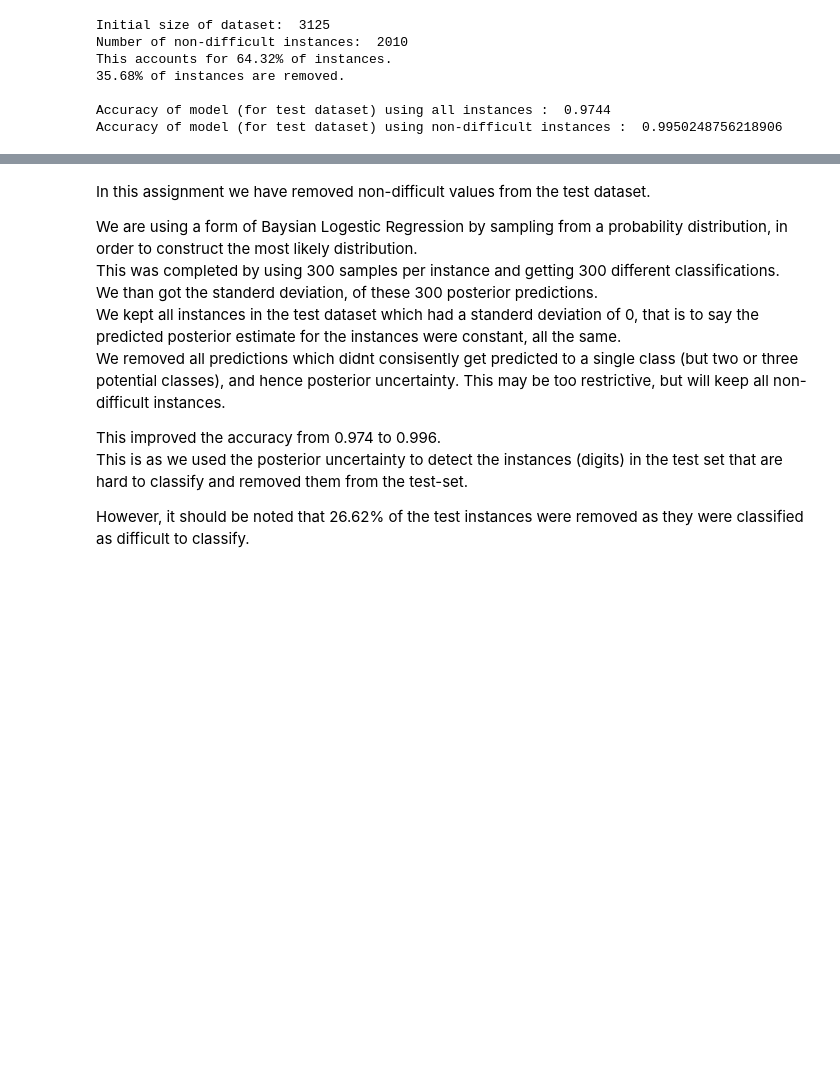
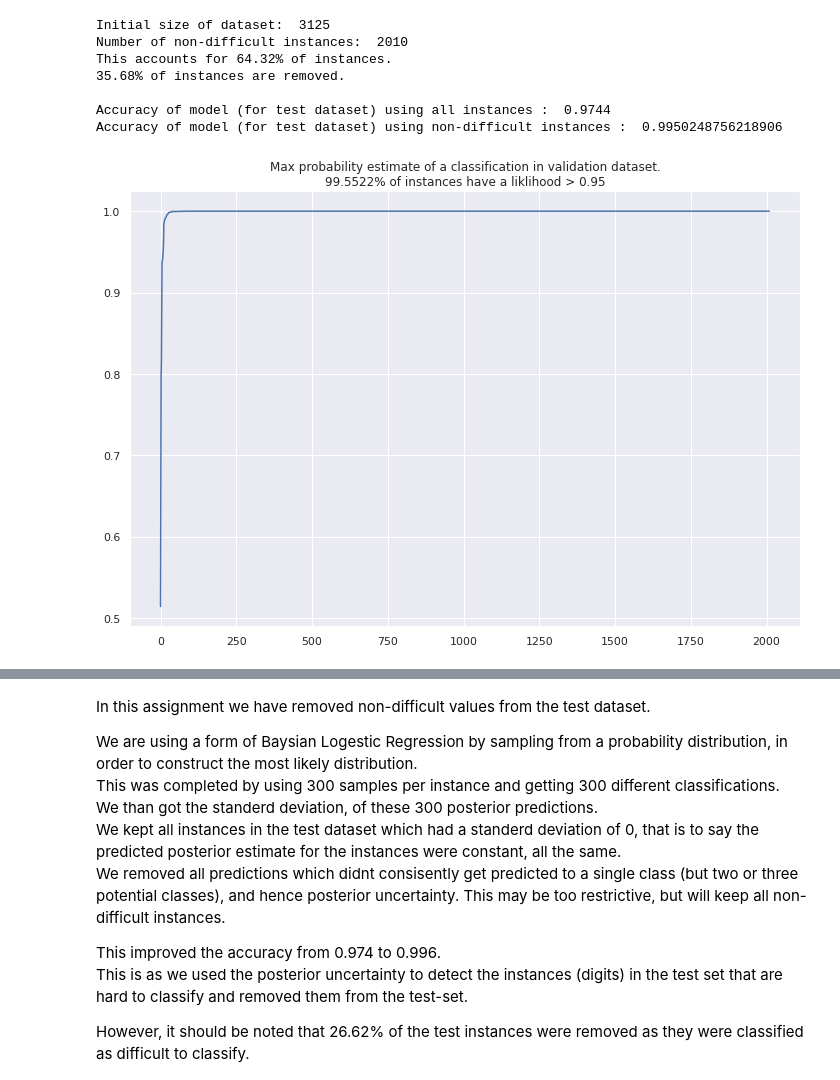
Before and after one commit to ET5003-Group1/ET5003, a Jupyter notebook: Etivity_1_DaireCampbell_20156952.ipynb, the cells around one changed output, grey strips where cells are left out. Cells and saved outputs as stored; diff of their text form; code cells hidden in the pictures; blank space fills up the shorter version.

```diff
--- a/Etivity_1_DaireCampbell_20156952.ipynb
+++ b/Etivity_1_DaireCampbell_20156952.ipynb
@@ -882,3 +887,18 @@ This accounts for 64.32% of instances.
 
 Accuracy of model (for test dataset) using all instances :  0.9744
 Accuracy of model (for test dataset) using non-difficult instances :  0.9950248756218906
+# %%
+# The below plot visuals the probability of the predictions
+# How many predictions have a threshold greater than 0.95
+
+thresh = 0.95
+perc = round(
+    sum(maximum_prob > thresh)*100/len(maximum_prob), 4)
+
+ax = plt.axes()
+sns.lineplot(range(len(maximum_prob)), np.sort(maximum_prob), ax = ax)
+
+ax.set_title(f'Max probability estimate of a classification in validation dataset.\n{perc}% of instances have a liklihood > {thresh}')
+plt.show()
+# %% [output]
+[figure, added]
```
Also changed, not shown: parts of 11 cells of this notebook.
